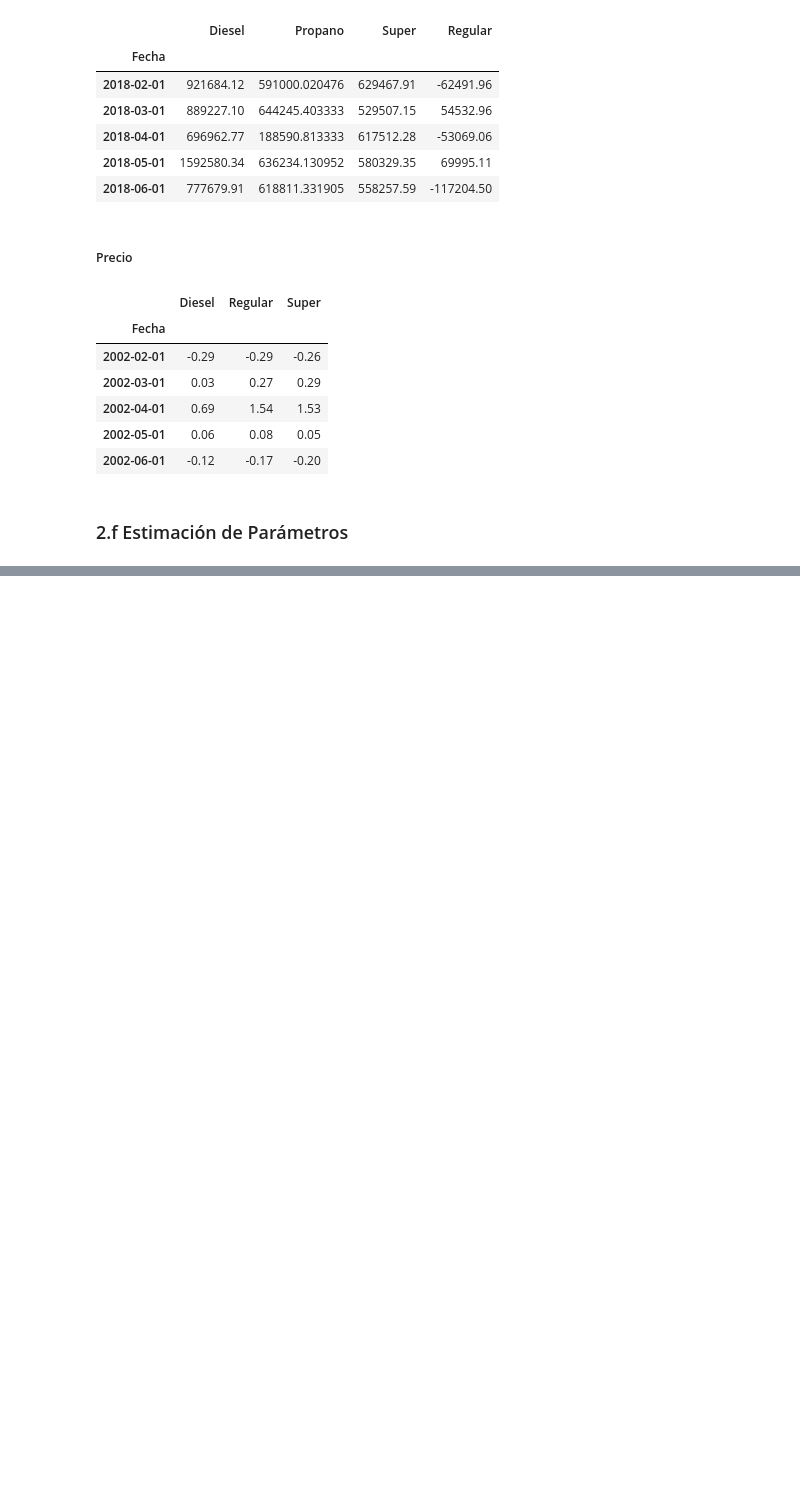
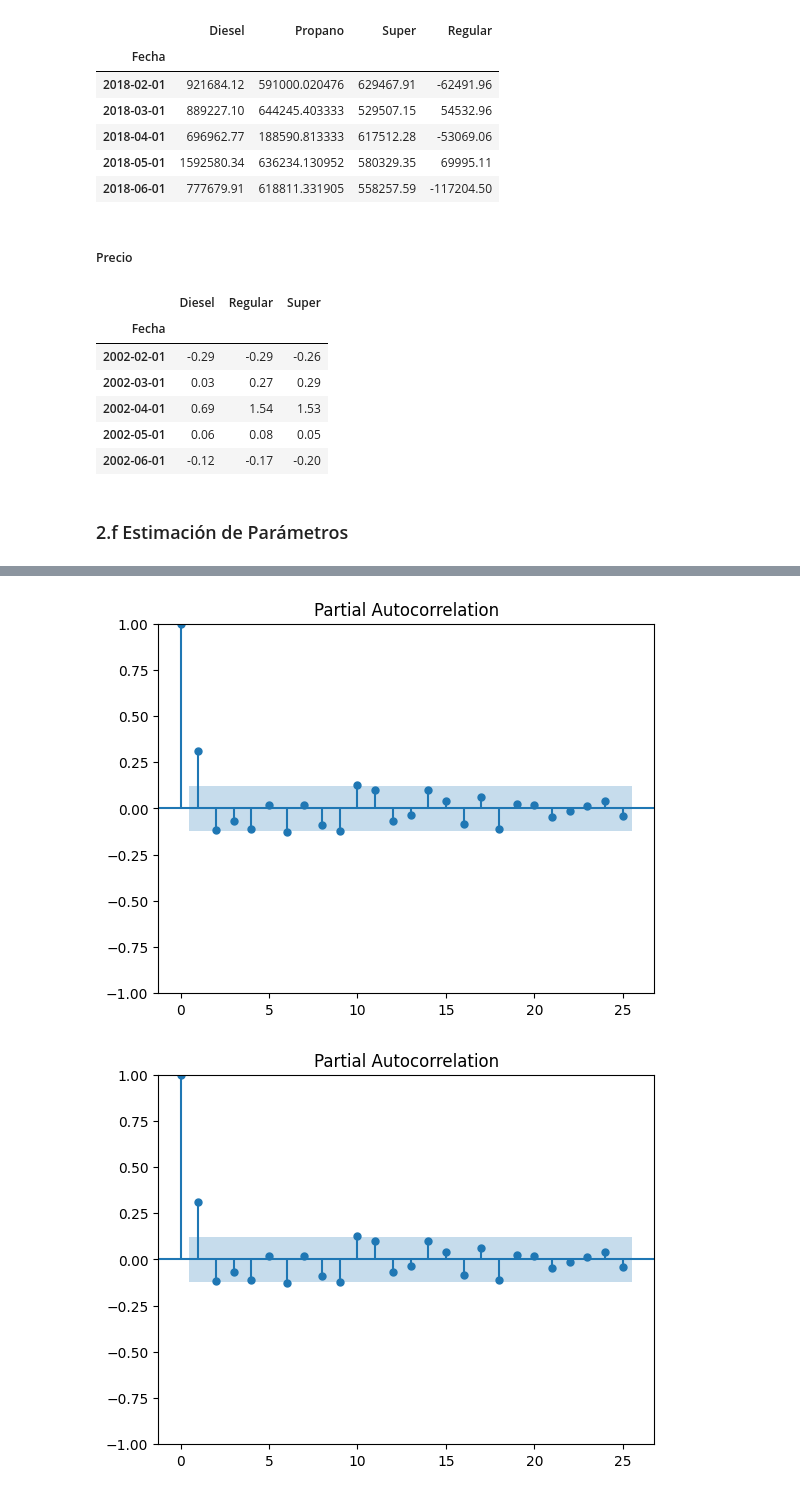
Before and after one commit to FranzCastillo/GUA-Gasoline-Analysis, a Jupyter notebook: modeling.ipynb, the cells around one changed output, grey strips where cells are left out. Cells and saved outputs as stored; diff of their text form; code cells hidden in the pictures; blank space fills up the shorter version.

```diff
--- a/modeling.ipynb
+++ b/modeling.ipynb
@@ -597,0 +604,5 @@ df_precio.head()
+# %%
+plot_pacf(df_precio['Regular'].dropna())
+# %% [output]
+[figure, added]
+[figure, added]
```
Also changed, not shown: parts of 38 cells of this notebook.
